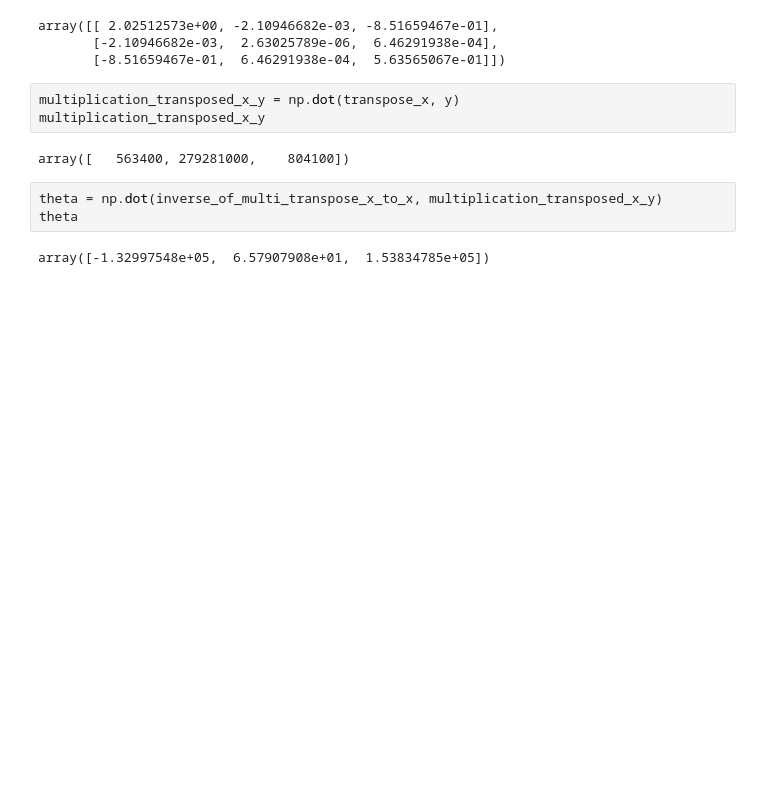
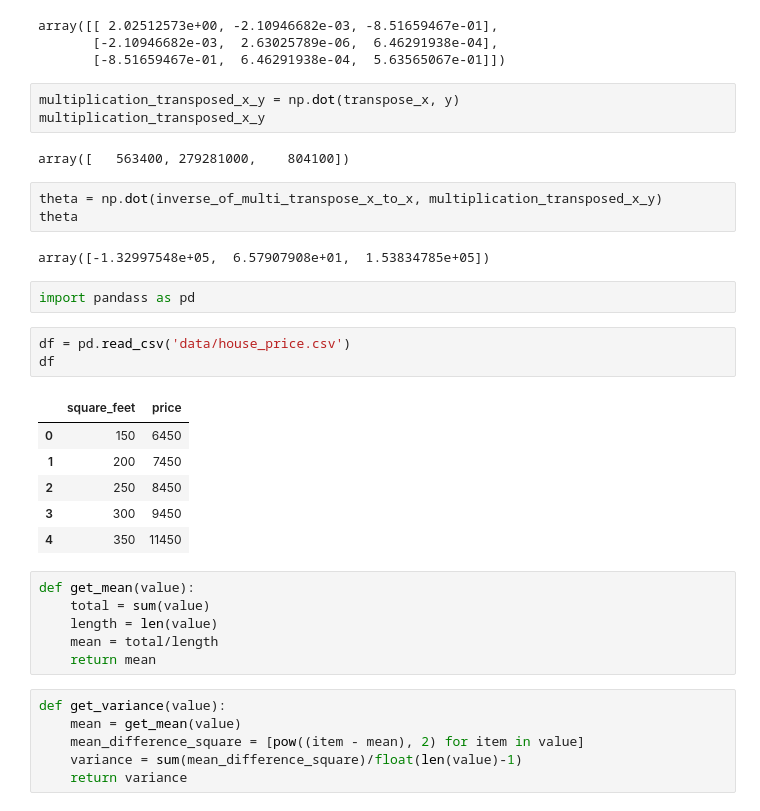
Before and after one commit to ejaj/data-science, a Jupyter notebook: basic-linear-algebra.ipynb, the cells around one changed output. Saved outputs shown, nothing was run; the diff lists cells and outputs as text; blank space fills up the shorter version.

```diff
--- a/basic-linear-algebra.ipynb
+++ b/basic-linear-algebra.ipynb
@@ -42,3 +42,27 @@ theta = np.dot(inverse_of_multi_transpose_x_to_x, multiplication_transposed_x_y)
 theta
 # %% [output]
 array([-1.32997548e+05,  6.57907908e+01,  1.53834785e+05])
+# %%
+import pandass as pd
+# %%
+df = pd.read_csv('data/house_price.csv')
+df
+# %% [output]
+|  | square_feet | price |
+| 0 | 150 | 6450 |
+| 1 | 200 | 7450 |
+| 2 | 250 | 8450 |
+| 3 | 300 | 9450 |
+| 4 | 350 | 11450 |
+# %%
+def get_mean(value):
+    total = sum(value)
+    length = len(value)
+    mean = total/length
+    return mean
+# %%
+def get_variance(value):
+    mean = get_mean(value)
+    mean_difference_square = [pow((item - mean), 2) for item in value]
+    variance = sum(mean_difference_square)/float(len(value)-1)
+    return variance
```
Also changed, not shown: parts of 13 cells of this notebook, 1 other file.
